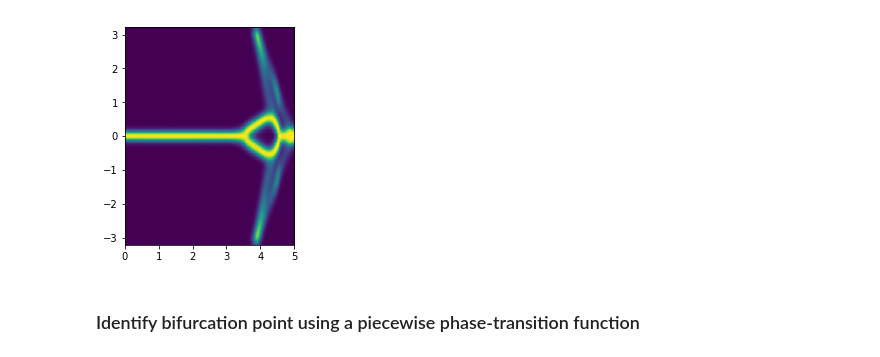
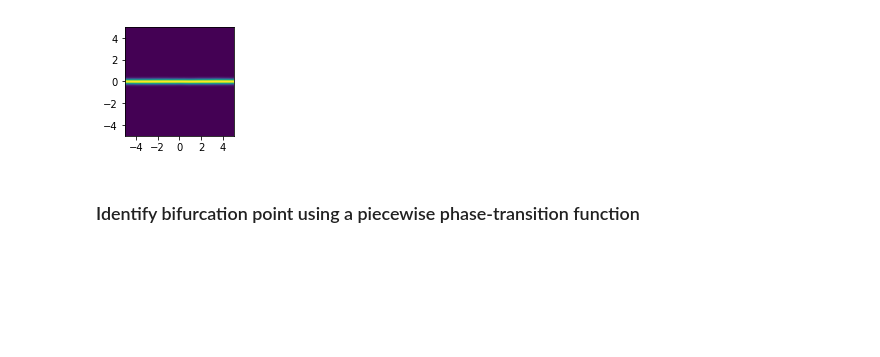
Before and after one commit to RnoB/fly-matrix, a Jupyter notebook: model_plots.ipynb, the cells around one changed output. Saved outputs shown, nothing was run; the diff lists cells and outputs as text; code cells hidden in the pictures; blank space fills up the shorter version.

```diff
--- a/model_plots.ipynb
+++ b/model_plots.ipynb
@@ -88,10 +125,22 @@ else:
-# %%
-if nPosts == 2:
-    plt.imshow(img, extent=[0, post0_x, post0_y, post1_y])
-else:
-    plt.imshow(img, extent=[0, post1_x, post0_y, post2_y])
-# %% [output]
-[figure, removed]
+# %%
+if nPosts == 2:
+    if symmetric == True:
+        fig, ax = plt.subplots(1,1, figsize=(2,2))
+        plt.imshow(img, extent=[-5, 5, -5.0, 5.0])
+        plt.xticks([-4,-2,0,2,4])
+        plt.yticks([-4,-2,0,2,4])
+    else:
+        plt.imshow(img, extent=[0, post0_x, post0_y, post1_y])
+else:
+    if symmetric == True:
+        fig, ax = plt.subplots(1,1, figsize=(3.75/2,post2_y/2))
+        plt.imshow(img, extent=[post0_x, post1_x, post0_y, post2_y])
+    else:
+        plt.imshow(img, extent=[0, post1_x, post0_y, post2_y])
+
+#fig.savefig('/Users/vivekhsridhar/Documents/Code/Python/fly-matrix/figures/symmetric_density_n' + str(nPosts) + '.pdf', dpi=600, bbox_inches='tight')
+# %% [output]
+[figure, added]
 # %% [markdown]
 ### Identify bifurcation point using a piecewise phase-transition function
 # %% [markdown]
```
Also changed, not shown: parts of 5 cells of this notebook, 8 other files.
